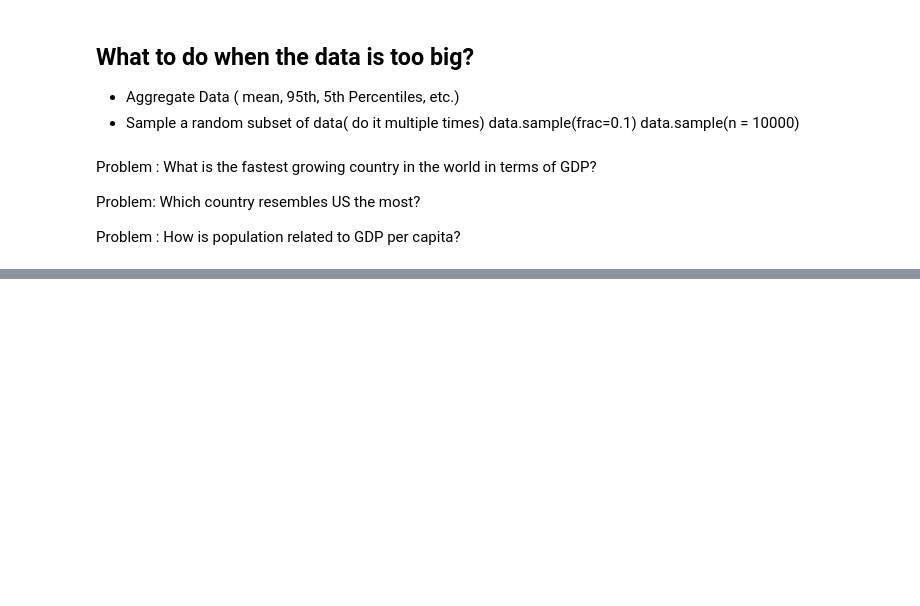
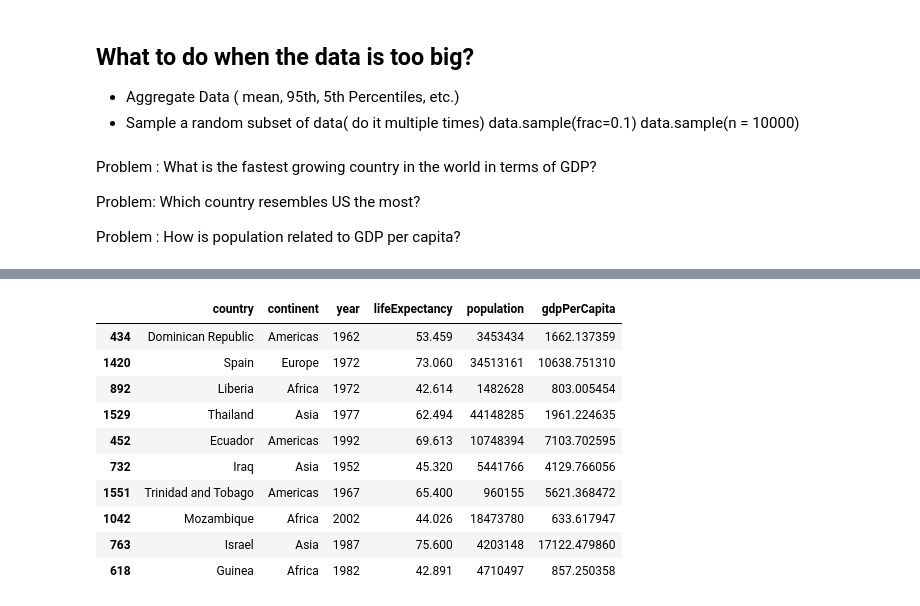
Before and after one commit to dipbanik/MyTectraJuly, a Jupyter notebook: visualization/Bar Graph.ipynb, the cells around one changed output, grey strips where cells are left out. Saved outputs shown, nothing was run; the diff lists cells and outputs as text; code cells hidden in the pictures; blank space fills up the shorter version.

```diff
--- a/visualization/Bar Graph.ipynb
+++ b/visualization/Bar Graph.ipynb
@@ -92,0 +119,14 @@ Problem : How is population related to GDP per capita?
+# %%
+data.sample(n = 10)
+# %% [output]
+|  | country | continent | year | lifeExpectancy | population | gdpPerCapita |
+| 434 | Dominican Republic | Americas | 1962 | 53.459 | 3453434 | 1662.137359 |
+| 1420 | Spain | Europe | 1972 | 73.060 | 34513161 | 10638.751310 |
+| 892 | Liberia | Africa | 1972 | 42.614 | 1482628 | 803.005454 |
+| 1529 | Thailand | Asia | 1977 | 62.494 | 44148285 | 1961.224635 |
+| 452 | Ecuador | Americas | 1992 | 69.613 | 10748394 | 7103.702595 |
+| 732 | Iraq | Asia | 1952 | 45.320 | 5441766 | 4129.766056 |
+| 1551 | Trinidad and Tobago | Americas | 1967 | 65.400 | 960155 | 5621.368472 |
+| 1042 | Mozambique | Africa | 2002 | 44.026 | 18473780 | 633.617947 |
+| 763 | Israel | Asia | 1987 | 75.600 | 4203148 | 17122.479860 |
+| 618 | Guinea | Africa | 1982 | 42.891 | 4710497 | 857.250358 |
```
Also changed, not shown: parts of 4 cells of this notebook.
